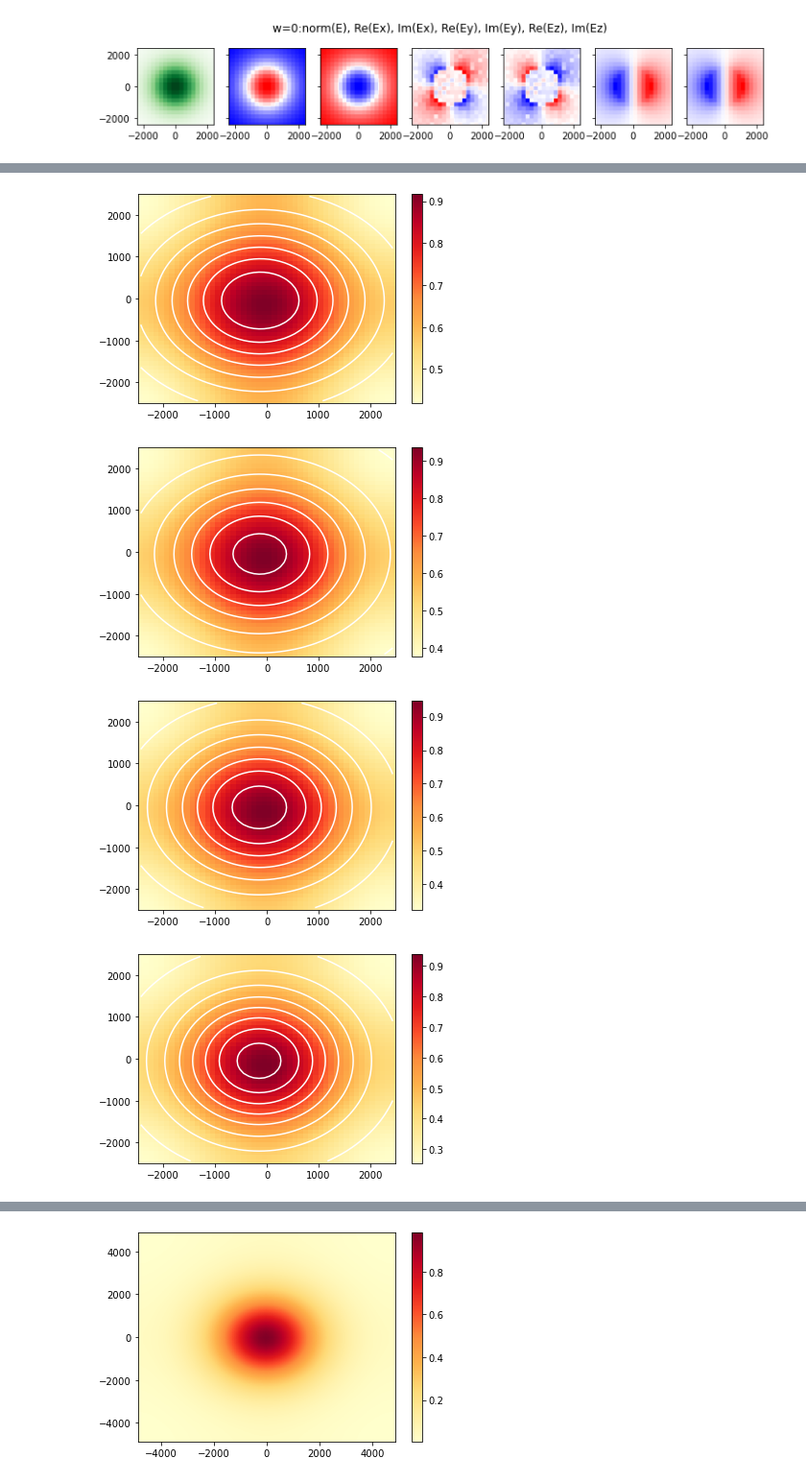
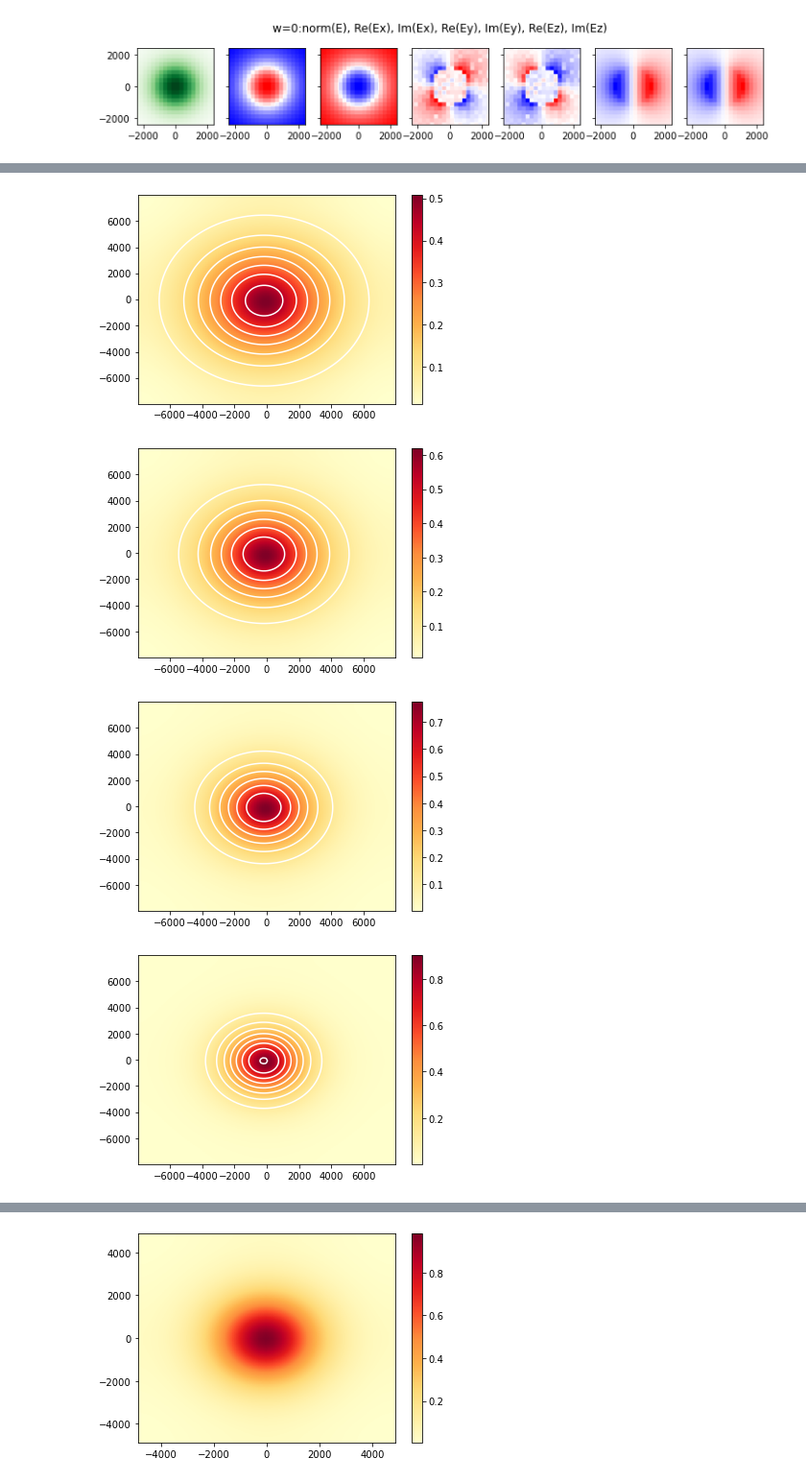
Before and after one commit to polnops/mode_overlap, a Jupyter notebook: mode_overlap.ipynb, the cells around one changed output, grey strips where cells are left out. Shown at 96% size. Saved outputs shown, nothing was run; the diff lists cells and outputs as text; code cells hidden in the pictures.

```diff
--- a/mode_overlap.ipynb
+++ b/mode_overlap.ipynb
@@ -5,7 +5,7 @@ import numpy as np
 # loading, reshaping, clipping COMSOL .dat
 # %%
 dat_fiber, param_fiber = loadData('../normE_fiber2.dat')
-dat, param_list = loadData('../normE_all13a.dat')
+dat, param_list = loadData('../normE_all13.dat')
 # %%
 plotComplexData(dat_fiber, range(4), bound=2500)
 # %% [output]
@@ -89,7 +27,7 @@ def convolveComplex1(dat_ref, dat, param_list,
 # %%
 convolveComplex1(dat_fiber, dat, param_list,
-                 bound=2500, scale = 1,
-                 res=50j, plotflag1 = True,
+                 bound=8000, scale = 1,
+                 res=100j, plotflag1 = True,
                  plotflag2=True, fitflag= True,
                  i=0)
 # %% [output]
@@ -99,4 +37,4 @@ convolveComplex1(dat_fiber, dat, param_list,
-[figure, old version]
+[figure, new version]
-[figure, old version]
+[figure, new version]
-[figure, old version]
+[figure, new version]
-[figure, old version]
+[figure, new version]
```
Also changed, not shown: parts of 3 cells of this notebook, 2 other files.
